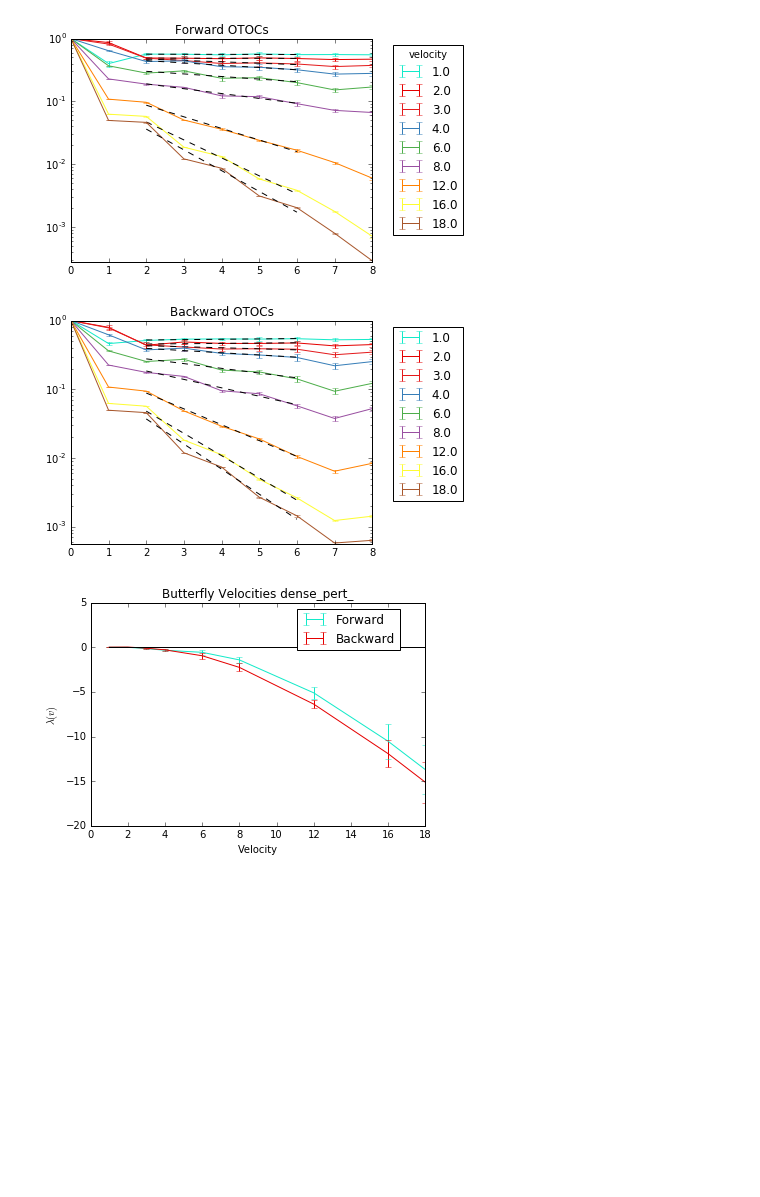
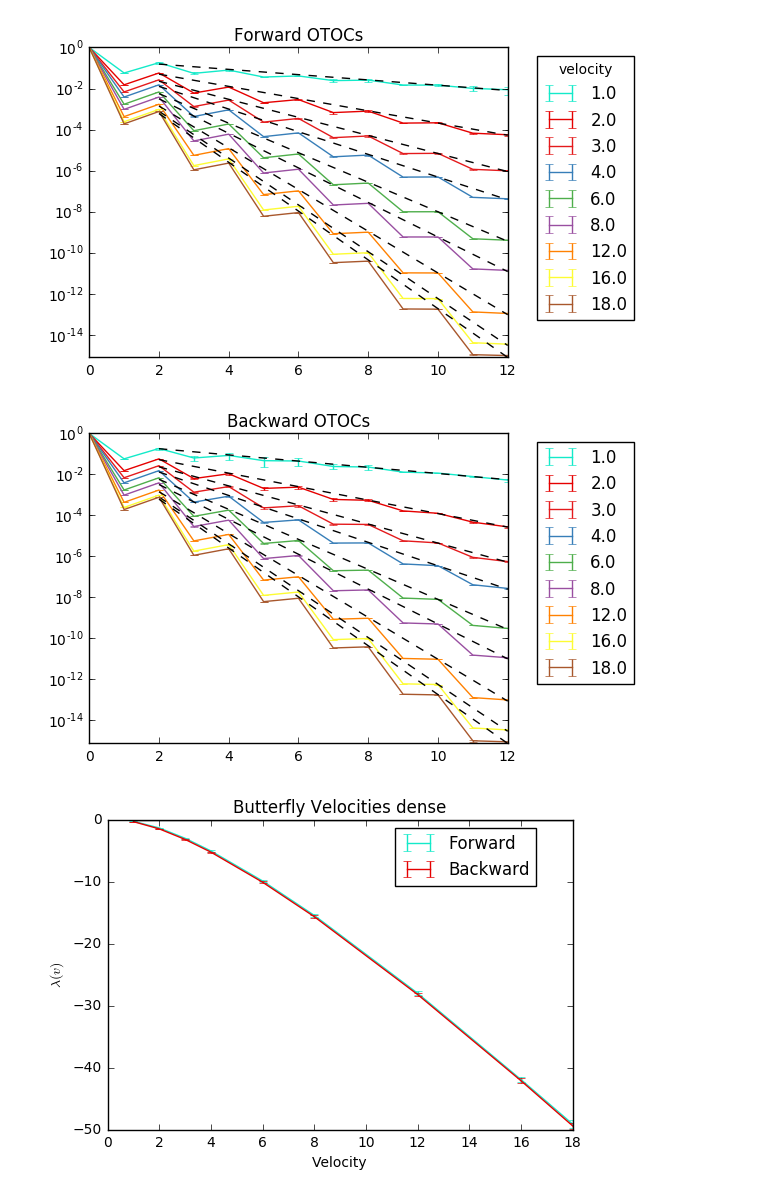
Before and after one commit to cnstahl/Asymmetric, a Jupyter notebook: python/Hamiltonian/OTOCs.ipynb, the cells around one changed output. Saved outputs shown, nothing was run; the diff lists cells and outputs as text; code cells hidden in the pictures; blank space fills up the shorter version.

```diff
--- a/python/Hamiltonian/OTOCs.ipynb
+++ b/python/Hamiltonian/OTOCs.ipynb
@@ -12,9 +12,9 @@ colors = ["aqua", "red"]
 sns.set_palette(sns.xkcd_palette(colors)+sns.color_palette("Set1", 9))
 # %%
 # Setup #
-L = 9
+L = 13
 dense = True
-pert = True
+pert = False
 if (dense):
     fix = 'dense'
     prefix = 'data/otoc_dense'
@@ -52,11 +52,13 @@ ax = plt.subplot(111)
 gammas_fore = []
 errors_fore = []
 for idx, otocfore in enumerate(otocsfore):
-    mean, std = qm.mean_and_std(otocfore[::])
+    mean, std = qm.mean_and_std(otocfore[:2])
+#     print(vs[idx])
+#     print(qm.chop(np.log10(mean)))
     ax.set_yscale("log", nonposy='clip')
     ax.errorbar(sites[::], mean, yerr=std, label = str(vs[idx]))
-    x = sites[2:7:]
-    y = mean[2:7:]
+    x = sites[2::2]
+    y = mean[2::2]
     logy = np.log(y)
     coeffs, errors = np.polyfit(x,logy,deg=1, cov=True)
 #     print(vs[idx], coeffs)
@@ -69,38 +71,40 @@ box = ax.get_position()
 ax.set_position([box.x0, box.y0, box.width * 0.9, box.height])
 ax.legend(bbox_to_anchor=(1.05, 1), loc=2, title="velocity")
 plt.ylim(0,1)
 plt.title("Forward OTOCs")
 # plt.savefig('figures/otocs_' + fix + 'foreL' + str(L) + '.pdf')
 plt.show()
 
 # Backward
 ax = plt.subplot(111)
 gammas_back = []
 errors_back = []
 for idx, otocback in enumerate(otocsback):
-    mean, std = qm.mean_and_std(otocback[::])
+    mean, std = qm.mean_and_std(otocback[:2])
+#     print(vs[idx])
+#     print(qm.chop(np.log10(mean)))
     ax.set_yscale("log", nonposy='clip')
     ax.errorbar(sites[::], mean, yerr=std, label = str(vs[idx]))
-    x = sites[2:7:]
-    y = mean[2:7:]
+    x = sites[2::2]
+    y = mean[2::2]
     logy = np.log(y)
     coeffs, errors = np.polyfit(x,logy,deg=1, cov=True)
 #     print(vs[idx], coeffs)
     poly = np.poly1d(coeffs)
     yfit = lambda x: np.exp(poly(x))
     ax.plot(x,yfit(x), 'k--')
     gammas_back.append(coeffs[0] * vs[idx])
     errors_back.append(np.sqrt(errors[0,0]) * vs[idx])
 box = ax.get_position()
 ax.set_position([box.x0, box.y0, box.width * 0.9, box.height])
 ax.legend(bbox_to_anchor=(1.05, 1), loc=2)
 plt.ylim(0,1)
 plt.title("Backward OTOCs")
 # plt.savefig('figures/otocs_' + fix + 'backL' + str(L) + '.pdf')
 plt.show()
 # %% [output]
-[figure, old version]
+[figure, new version]
-[figure, old version]
+[figure, new version]
 # %%
 ax = plt.subplot(111)
 ax.errorbar(vs, gammas_fore, yerr=errors_fore,  label = "Forward")
@@ -115,6 +119,6 @@ plt.ylabel("$\lambda(v)$")
 # plt.savefig('figures/butterfly_' + fix + 'L' + str(L) + '.pdf')
 plt.show()
 # %% [output]
-[figure, old version]
+[figure, new version]
 # %%
 stop here
```
Also changed, not shown: parts of 7 cells of this notebook.
